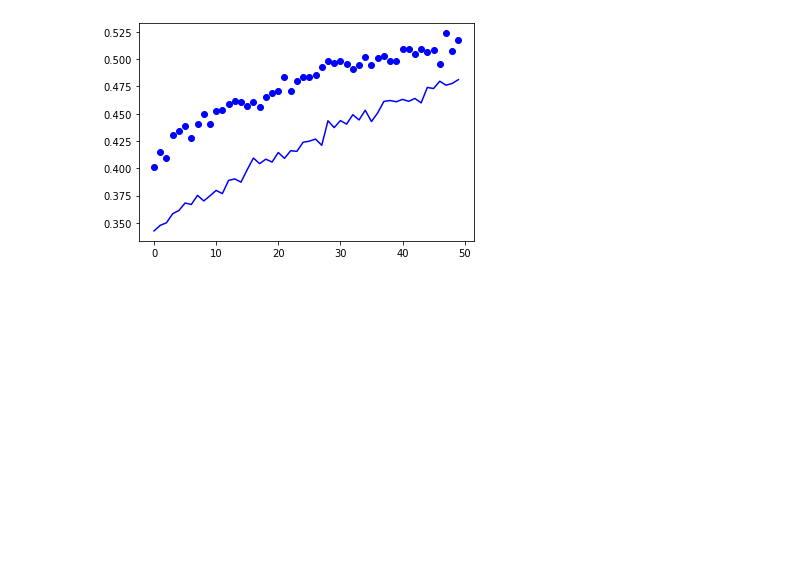
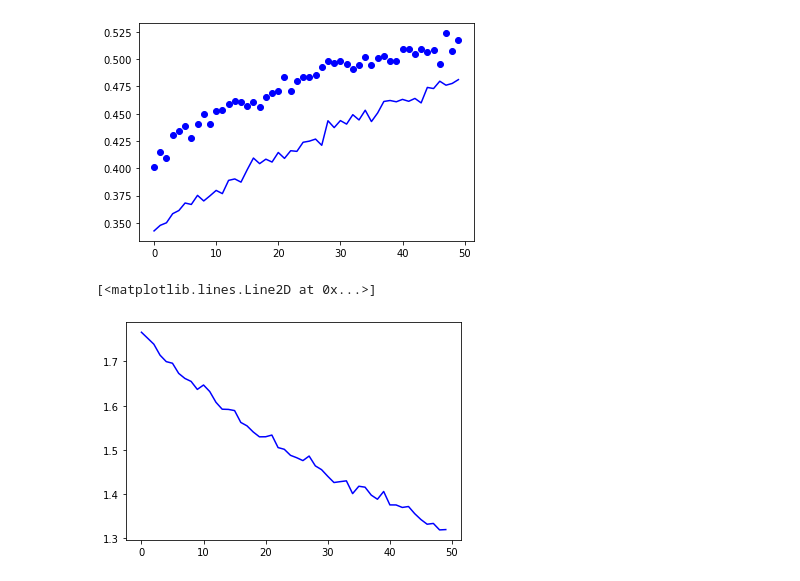
Before and after one commit to Cycyplay/M2_DeepLearning_Classification, a Jupyter notebook: Deep_Learning_Projet_Classification_Version_Réseau_Existant.ipynb, the cells around one changed output. Drawn from its saved outputs; the diff is of its cells as text; code cells hidden in the pictures; blank space fills up the shorter version.

```diff
--- a/Deep_Learning_Projet_Classification_Version_Réseau_Existant.ipynb
+++ b/Deep_Learning_Projet_Classification_Version_Réseau_Existant.ipynb
@@ -457,6 +457,11 @@ print("Test loss: {}".format(test_loss))
 Test accuracy: 0.5179306268692017
 Test loss: 1.7617288827896118
 [figure]
+# %%
+plt.plot(history.history["loss"], "b")
+# %% [output]
+[<matplotlib.lines.Line2D at 0x...>]
+[figure, added]
 # %%
 # Save model
 from keras.models import model_from_json
```
Also changed, not shown: parts of 2 cells of this notebook.
